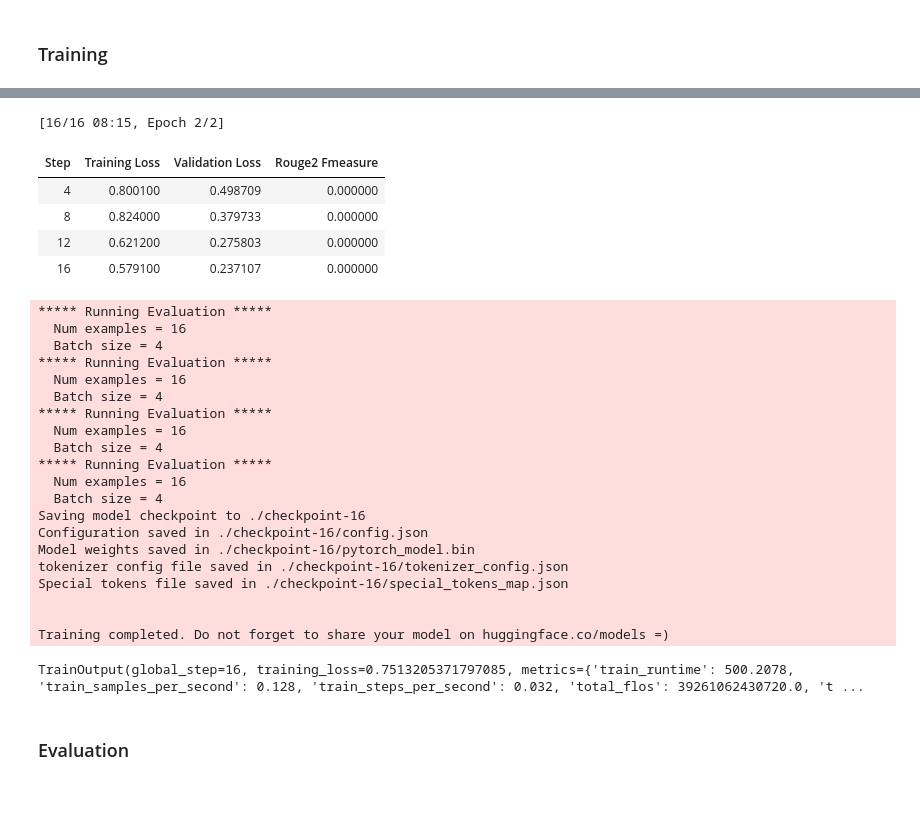
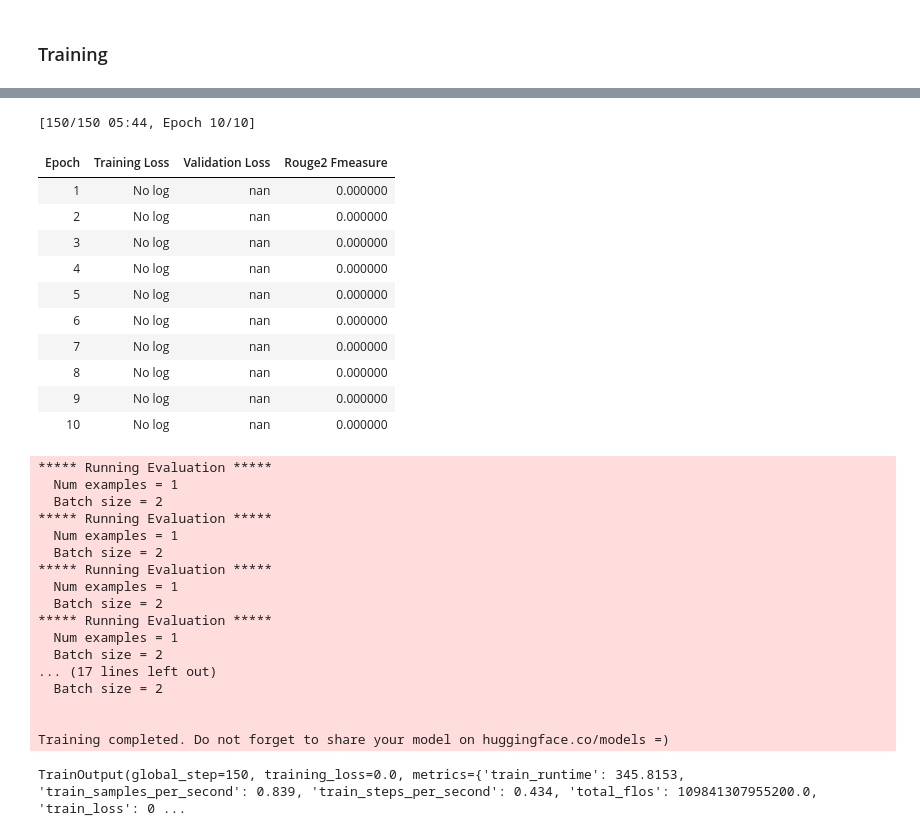
Before and after one commit to jwnelen/NLP-summarization, a Jupyter notebook: Full Pipeline.ipynb, the cells around one changed output, grey strips where cells are left out. Drawn from its saved outputs; the diff is of its cells as text; code cells hidden in the pictures; blank space fills up the shorter version.

Commit message:
Ive got batches, all on my model, for further documentation see https://www.youtube.com/watch\?v\=B0kydiyjc14

```diff
--- a/Full Pipeline.ipynb
+++ b/Full Pipeline.ipynb
@@ -4,7 +4,7 @@ import transformers
 import rouge
 # %%
 train_data = datasets.load_dataset("cnn_dailymail", "3.0.0", split="train")
-validation_data = datasets.load_dataset("cnn_dailymail", "3.0.0", split="validation[:10%]")
+validation_data = datasets.load_dataset("cnn_dailymail", "3.0.0", split="validation")
 # %% [output]
 Reusing dataset cnn_dailymail (/Users/jeroen/.cache/huggingface/datasets/cnn_dailymail/3.0.0/3.0.0/3cb851bf7cf5826e45d49db2863f627cba583cbc32342df7349dfe6c38060234)
 Reusing dataset cnn_dailymail (/Users/jeroen/.cache/huggingface/datasets/cnn_dailymail/3.0.0/3.0.0/3cb851bf7cf5826e45d49db2863f627cba583cbc32342df7349dfe6c38060234)
@@ -167,10 +151,10 @@ def compute_evaluation_metric(pred):
     label_str = tokenizer.batch_decode(labels_ids, skip_special_tokens=True)
 
     score = rouge_scorer.get_scores(label_str, pred_str)
-#     score = round(score, 4)
-
+    f = score[0]["rouge-2"]["f"]
+     y
     return {
-        "rouge2_fmeasure": score[0]["rouge-2"]["f"]
+        "rouge2_fmeasure": f
     }
 # %% [markdown]
 ### Training
@@ -178,33 +162,18 @@ def compute_evaluation_metric(pred):
 from typing_extensions import Protocol, runtime_checkable
 from transformers import Seq2SeqTrainingArguments, Seq2SeqTrainer
 
+batch_size = 2
 training_args = Seq2SeqTrainingArguments(
     output_dir="./",
-    evaluation_strategy="steps",
+    evaluation_strategy = "epoch",
+    learning_rate=2e-4,
     per_device_train_batch_size=batch_size,
     per_device_eval_batch_size=batch_size,
+    weight_decay=0.01,
+    save_total_limit=3,
+    num_train_epochs=10,
     predict_with_generate=True,
-    logging_steps=2,  # set to 1000 for full training
-    save_steps=16,  # set to 500 for full training
-    eval_steps=4,  # set to 8000 for full training
-    warmup_steps=1,  # set to 2000 for full training
-    max_steps=16, # delete for full training
-    overwrite_output_dir=True,
-    save_total_limit=3
 )
-
-# args = Seq2SeqTrainingArguments(
-#     f"finetuned-xsum",
-#     evaluation_strategy = "epoch",
-#     learning_rate=2e-5,
-#     per_device_train_batch_size=batch_size,
-#     per_device_eval_batch_size=batch_size,
-#     weight_decay=0.01,
-#     save_total_limit=3,
-#     num_train_epochs=1,
-#     predict_with_generate=True,
-# #     fp16=True,
-# )
 
 trainer = Seq2SeqTrainer(
     model=bert2bert,
@@ -231,29 +197,30 @@ max_steps is given, it will override any value given in num_train_epochs
-[16/16 08:15, Epoch 2/2]
+[150/150 05:44, Epoch 10/10]
-| Step | Training Loss | Validation Loss | Rouge2 Fmeasure |
-| 4 | 0.800100 | 0.498709 | 0.000000 |
-| 8 | 0.824000 | 0.379733 | 0.000000 |
-| 12 | 0.621200 | 0.275803 | 0.000000 |
-| 16 | 0.579100 | 0.237107 | 0.000000 |
+| Epoch | Training Loss | Validation Loss | Rouge2 Fmeasure |
+| 1 | No log | nan | 0.000000 |
+| 2 | No log | nan | 0.000000 |
+| 3 | No log | nan | 0.000000 |
+| 4 | No log | nan | 0.000000 |
+| 5 | No log | nan | 0.000000 |
+| 6 | No log | nan | 0.000000 |
+| 7 | No log | nan | 0.000000 |
+| 8 | No log | nan | 0.000000 |
+| 9 | No log | nan | 0.000000 |
+| 10 | No log | nan | 0.000000 |
 ***** Running Evaluation *****
-  Num examples = 16
-  Batch size = 4
+  Num examples = 1
+  Batch size = 2
 ***** Running Evaluation *****
-  Num examples = 16
-  Batch size = 4
+  Num examples = 1
+  Batch size = 2
 ***** Running Evaluation *****
-  Num examples = 16
-  Batch size = 4
+  Num examples = 1
+  Batch size = 2
 ***** Running Evaluation *****
-  Num examples = 16
-  Batch size = 4
-Saving model checkpoint to ./checkpoint-16
-Configuration saved in ./checkpoint-16/config.json
-Model weights saved in ./checkpoint-16/pytorch_model.bin
-tokenizer config file saved in ./checkpoint-16/tokenizer_config.json
-Special tokens file saved in ./checkpoint-16/special_tokens_map.json
+  Num examples = 1
+  Batch size = 2
+... (17 lines left out)
+  Batch size = 2
 
 
 Training completed. Do not forget to share your model on huggingface.co/models =)
-TrainOutput(global_step=16, training_loss=0.7513205371797085, metrics={'train_runtime': 500.2078, 'train_samples_per_second': 0.128, 'train_steps_per_second': 0.032, 'total_flos': 39261062430720.0, 't ...
+TrainOutput(global_step=150, training_loss=0.0, metrics={'train_runtime': 345.8153, 'train_samples_per_second': 0.839, 'train_steps_per_second': 0.434, 'total_flos': 109841307955200.0, 'train_loss': 0 ...
-# %% [markdown]
-### Evaluation
```
Also changed, not shown: parts of 18 cells of this notebook.
